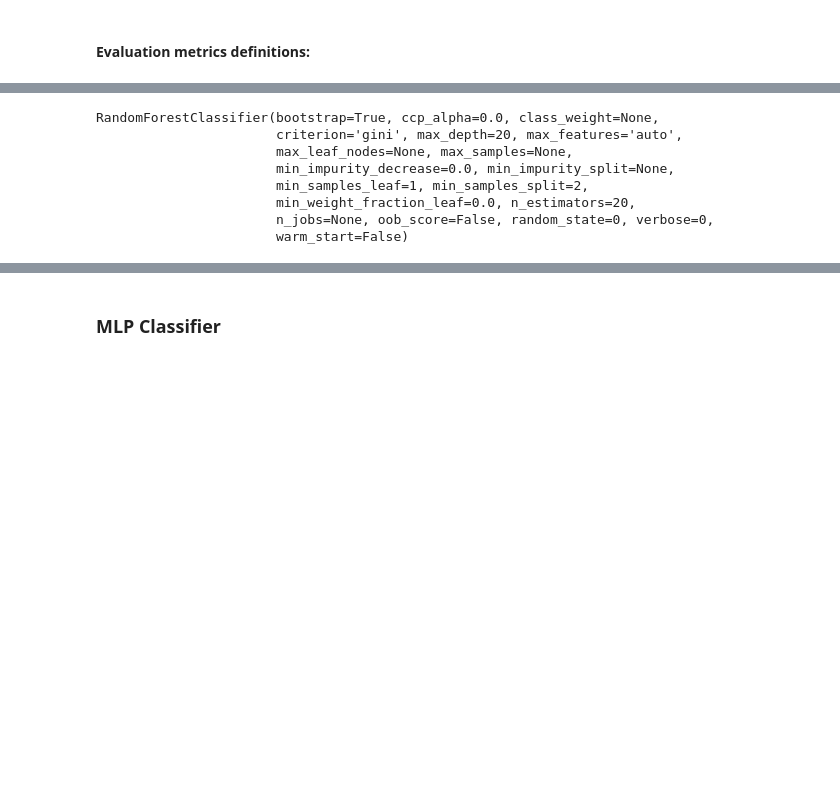
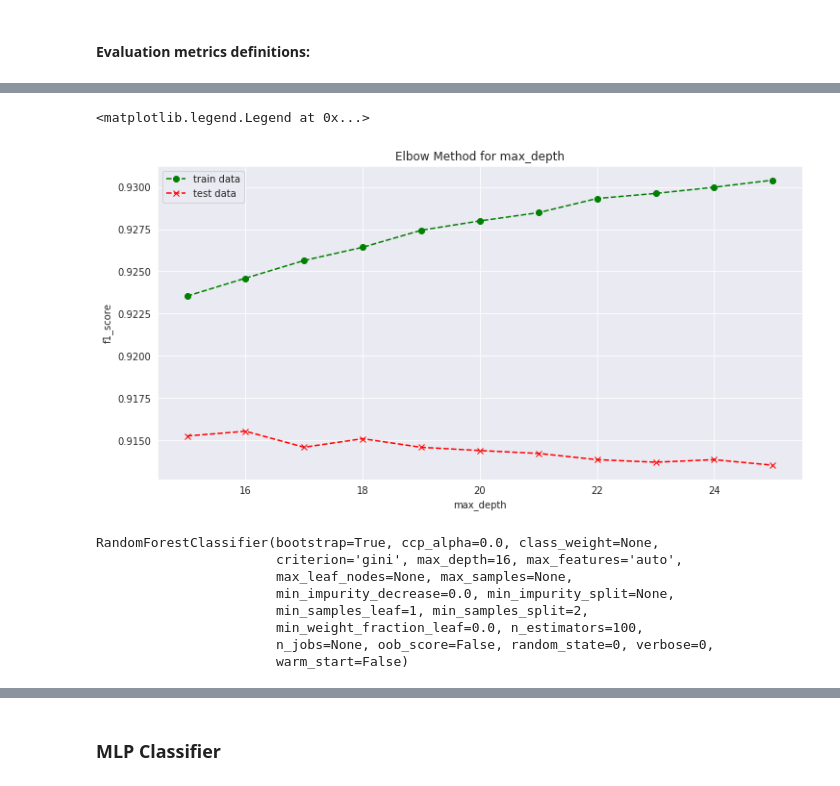
Before and after one commit to mathdoug/ML1_Kaggle, a Jupyter notebook: data/Model.ipynb, the cells around one changed output, grey strips where cells are left out. Cells and saved outputs as stored; diff of their text form; code cells hidden in the pictures; blank space fills up the shorter version.

```diff
--- a/data/Model.ipynb
+++ b/data/Model.ipynb
@@ -69,18 +104,30 @@ X_train, X_test, y_train, y_test = train_test_split(df_train[columns], df_train[
+# %%
+plt.figure(figsize = (12,6))
+plt.plot(x,f1_train, color='green', marker='o', linestyle='dashed', label = 'train data')
+plt.plot(x,f1_test, color='red', marker='x', linestyle='dashed', label = 'test data')
+plt.xlabel("max_depth")
+plt.ylabel("f1_score")
+plt.title("Elbow Method for max_depth")
+
+plt.legend()
+# %% [output]
+<matplotlib.legend.Legend at 0x...>
+[figure, added]
 # %%
 from sklearn.ensemble import RandomForestClassifier
 
-classifier = RandomForestClassifier(n_estimators=20, max_depth=20,
+classifier = RandomForestClassifier(n_estimators=100, max_depth=16,
                                     random_state=0)
 
 
 classifier.fit(X_train, y_train)
 # %% [output]
 RandomForestClassifier(bootstrap=True, ccp_alpha=0.0, class_weight=None,
-                       criterion='gini', max_depth=20, max_features='auto',
+                       criterion='gini', max_depth=16, max_features='auto',
                        max_leaf_nodes=None, max_samples=None,
                        min_impurity_decrease=0.0, min_impurity_split=None,
                        min_samples_leaf=1, min_samples_split=2,
-                       min_weight_fraction_leaf=0.0, n_estimators=20,
+                       min_weight_fraction_leaf=0.0, n_estimators=100,
                        n_jobs=None, oob_score=False, random_state=0, verbose=0,
                        warm_start=False)
 # %%
```
Also changed, not shown: parts of 18 cells of this notebook, 1 other file.
